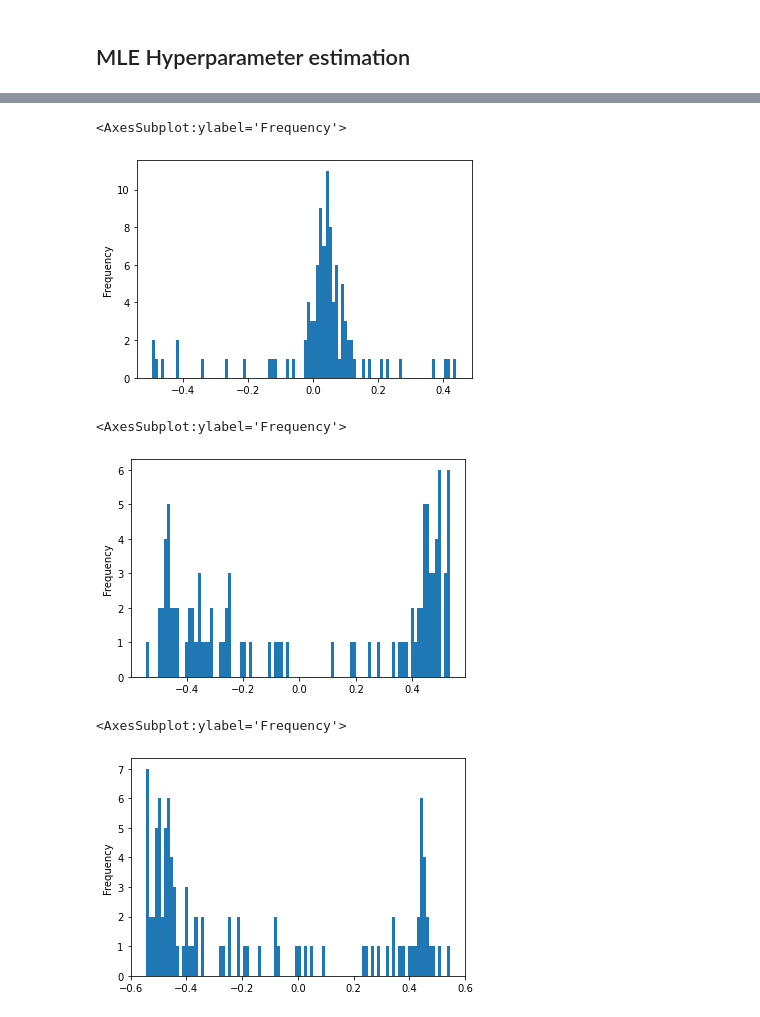
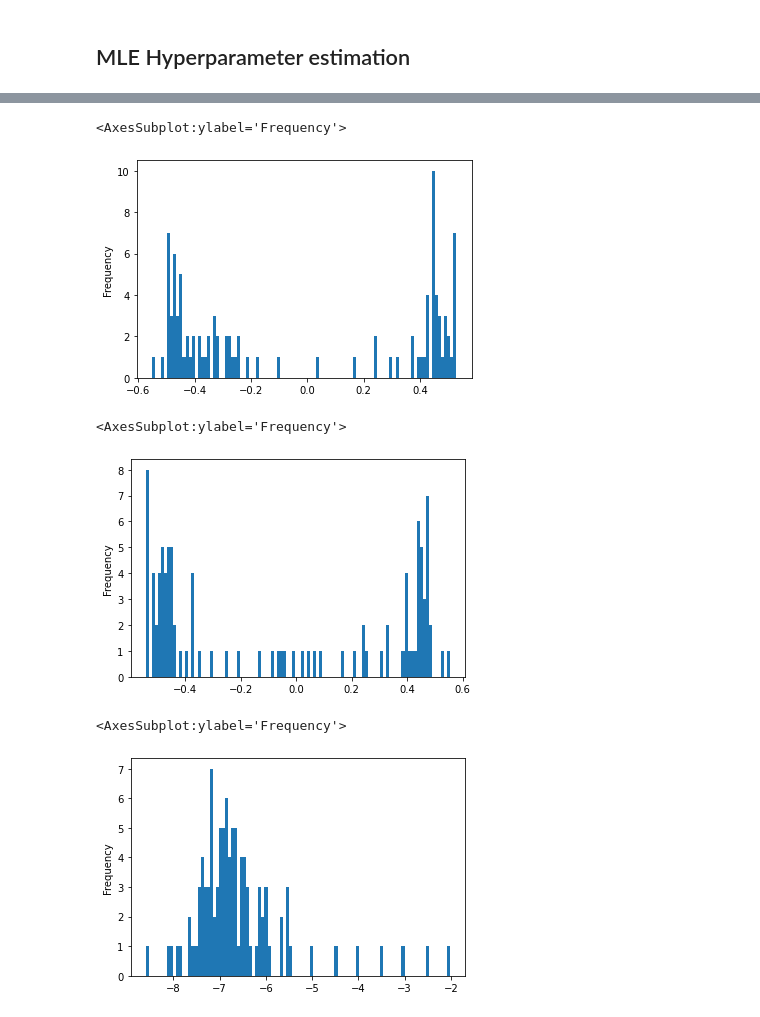
Before and after one commit to noamsgl/msc, a Jupyter notebook: scripts/generate/generate_eeg_with_gaussian_process.ipynb, the cells around one changed output, grey strips where cells are left out. Cells and saved outputs as stored; diff of their text form; code cells hidden in the pictures.

Commit message:
results after removing mean module

```diff
--- a/scripts/generate/generate_eeg_with_gaussian_process.ipynb
+++ b/scripts/generate/generate_eeg_with_gaussian_process.ipynb
@@ -17,7 +17,7 @@ The autoreload extension is already loaded. To reload it, use:
 class EEGGPModel(gpytorch.models.ExactGP):
     def __init__(self, train_x, train_y, likelihood):
         super(EEGGPModel, self).__init__(train_x, train_y, likelihood)
-        self.mean_module = gpytorch.means.ConstantMean()
+        self.mean_module = gpytorch.means.ZeroMean()
         self.covar_module = gpytorch.kernels.ScaleKernel(gpytorch.kernels.MaternKernel(1.5))
 
     def forward(self, x):
@@ -115,8 +114,8 @@ def training_loop(train_x, train_y, num_iters=50, lr=0.01):
         ))
         optimizer.step()
 
-    results = pd.DataFrame(model.named_parameters(), columns=["param_name", "param_value"])
-    results['param_value'] = params.param_value.apply(lambda x: x.item())
+    params = pd.DataFrame(model.named_parameters(), columns=["param_name", "param_value"])
+    params['param_value'] = params.param_value.apply(lambda x: x.item())
     return params
 
 training_loop(train_x, train_y)
@@ -199,15 +197,15 @@ Iter 50/50 - Loss: -1.454   lengthscale: 0.493   noise: 0.001
 # %%
-params.groupby('param_name').get_group('mean_module.constant').value.plot(kind='hist', bins=100)
+params.groupby('param_name').get_group('covar_module.raw_outputscale').param_value.plot(kind='hist', bins=100)
 # %% [output]
 <AxesSubplot:ylabel='Frequency'>
-[figure, old version]
+[figure, new version]
 # %%
-params.groupby('param_name').get_group('covar_module.raw_outputscale').value.plot(kind='hist', bins=100)
+params.groupby('param_name').get_group('covar_module.base_kernel.raw_lengthscale').param_value.plot(kind='hist', bins=100)
 # %% [output]
 <AxesSubplot:ylabel='Frequency'>
-[figure, old version]
+[figure, new version]
 # %%
-params.groupby('param_name').get_group('covar_module.base_kernel.raw_lengthscale').value.plot(kind='hist', bins=100)
+params.groupby('param_name').get_group('likelihood.noise_covar.raw_noise').param_value.plot(kind='hist', bins=100)
 # %% [output]
 <AxesSubplot:ylabel='Frequency'>
-[figure, old version]
+[figure, new version]
```
Also changed, not shown: parts of 8 cells of this notebook.
